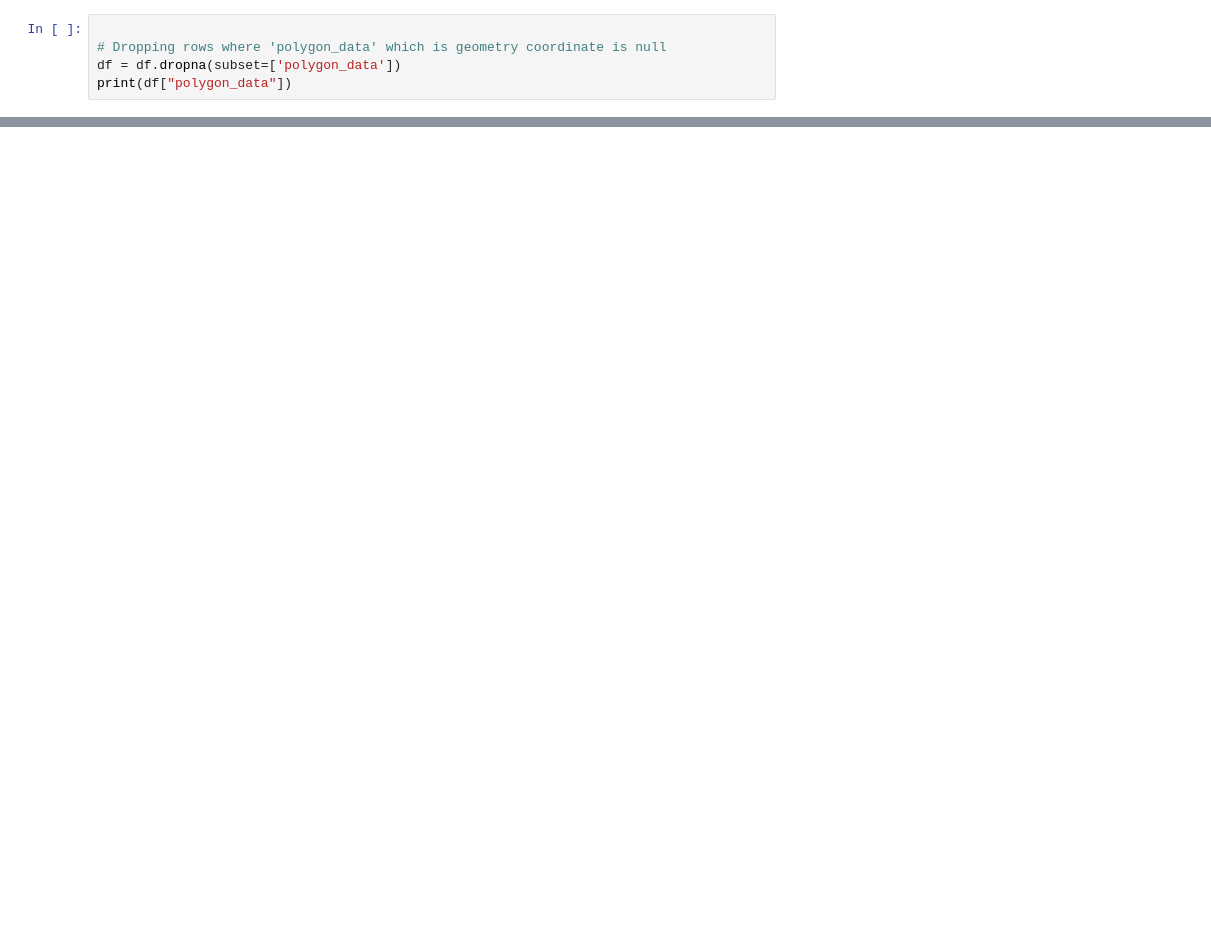
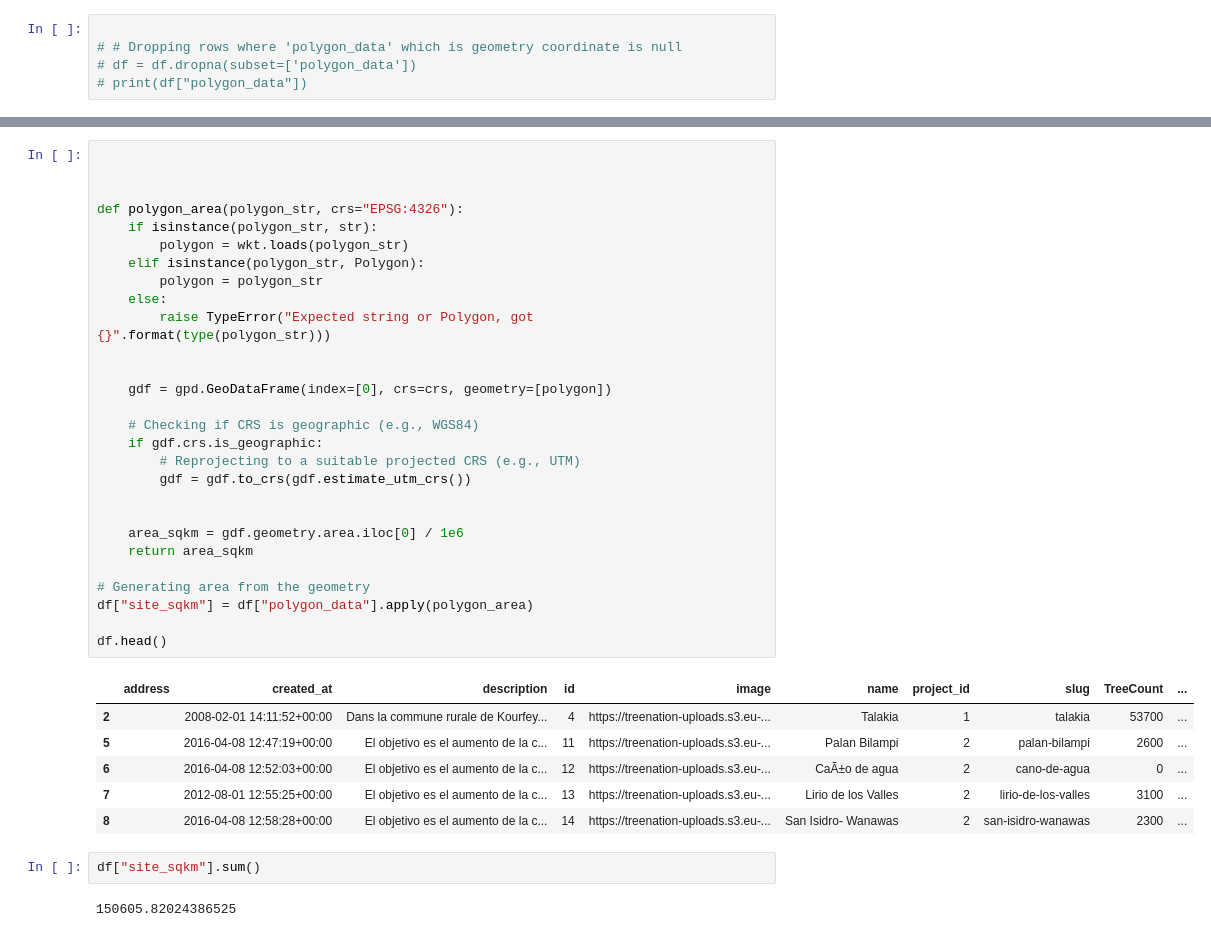
Before and after one commit to Societal-Computing/Forest_Monitoring, a Jupyter notebook: src/Tree_Nation-meta_data_pre.ipynb, the cells around one changed output, grey strips where cells are left out. Drawn from its saved outputs; the diff is of its cells as text; blank space fills up the shorter version.

```diff
--- a/src/Tree_Nation-meta_data_pre.ipynb
+++ b/src/Tree_Nation-meta_data_pre.ipynb
@@ -23,5 +24,5 @@ df.head()
 # %%
 
-# Dropping rows where 'polygon_data' which is geometry coordinate is null
-df = df.dropna(subset=['polygon_data'])
-print(df["polygon_data"])
+# # Dropping rows where 'polygon_data' which is geometry coordinate is null
+# df = df.dropna(subset=['polygon_data'])
+# print(df["polygon_data"])
@@ -89,0 +62,39 @@ WARNING:fiona._env:Value 'El objetivo es el aumento de la cantidad y calidad de
+# %%
+
+
+
+def polygon_area(polygon_str, crs="EPSG:4326"):
+    if isinstance(polygon_str, str):
+        polygon = wkt.loads(polygon_str)
+    elif isinstance(polygon_str, Polygon):
+        polygon = polygon_str
+    else:
+        raise TypeError("Expected string or Polygon, got {}".format(type(polygon_str)))
+
+
+    gdf = gpd.GeoDataFrame(index=[0], crs=crs, geometry=[polygon])
+
+    # Checking if CRS is geographic (e.g., WGS84)
+    if gdf.crs.is_geographic:
+        # Reprojecting to a suitable projected CRS (e.g., UTM)
+        gdf = gdf.to_crs(gdf.estimate_utm_crs())
+
+
+    area_sqkm = gdf.geometry.area.iloc[0] / 1e6
+    return area_sqkm
+
+# Generating area from the geometry
+df["site_sqkm"] = df["polygon_data"].apply(polygon_area)
+
+df.head()
+# %% [output]
+|  | address | created_at | description | id | image | name | project_id | slug | TreeCount | ... |
+| 2 |  | 2008-02-01 14:11:52+00:00 | Dans la commune rurale de Kourfey... | 4 | https://treenation-uploads.s3.eu-... | Talakia | 1 | talakia | 53700 | ... |
+| 5 |  | 2016-04-08 12:47:19+00:00 | El objetivo es el aumento de la c... | 11 | https://treenation-uploads.s3.eu-... | Palan Bilampi | 2 | palan-bilampi | 2600 | ... |
+| 6 |  | 2016-04-08 12:52:03+00:00 | El objetivo es el aumento de la c... | 12 | https://treenation-uploads.s3.eu-... | CaÃ±o de agua | 2 | cano-de-agua | 0 | ... |
+| 7 |  | 2012-08-01 12:55:25+00:00 | El objetivo es el aumento de la c... | 13 | https://treenation-uploads.s3.eu-... | Lirio de los Valles | 2 | lirio-de-los-valles | 3100 | ... |
+| 8 |  | 2016-04-08 12:58:28+00:00 | El objetivo es el aumento de la c... | 14 | https://treenation-uploads.s3.eu-... | San Isidro- Wanawas | 2 | san-isidro-wanawas | 2300 | ... |
+# %%
+df["site_sqkm"].sum()
+# %% [output]
+150605.82024386525
```
Also changed, not shown: parts of 8 cells of this notebook.
